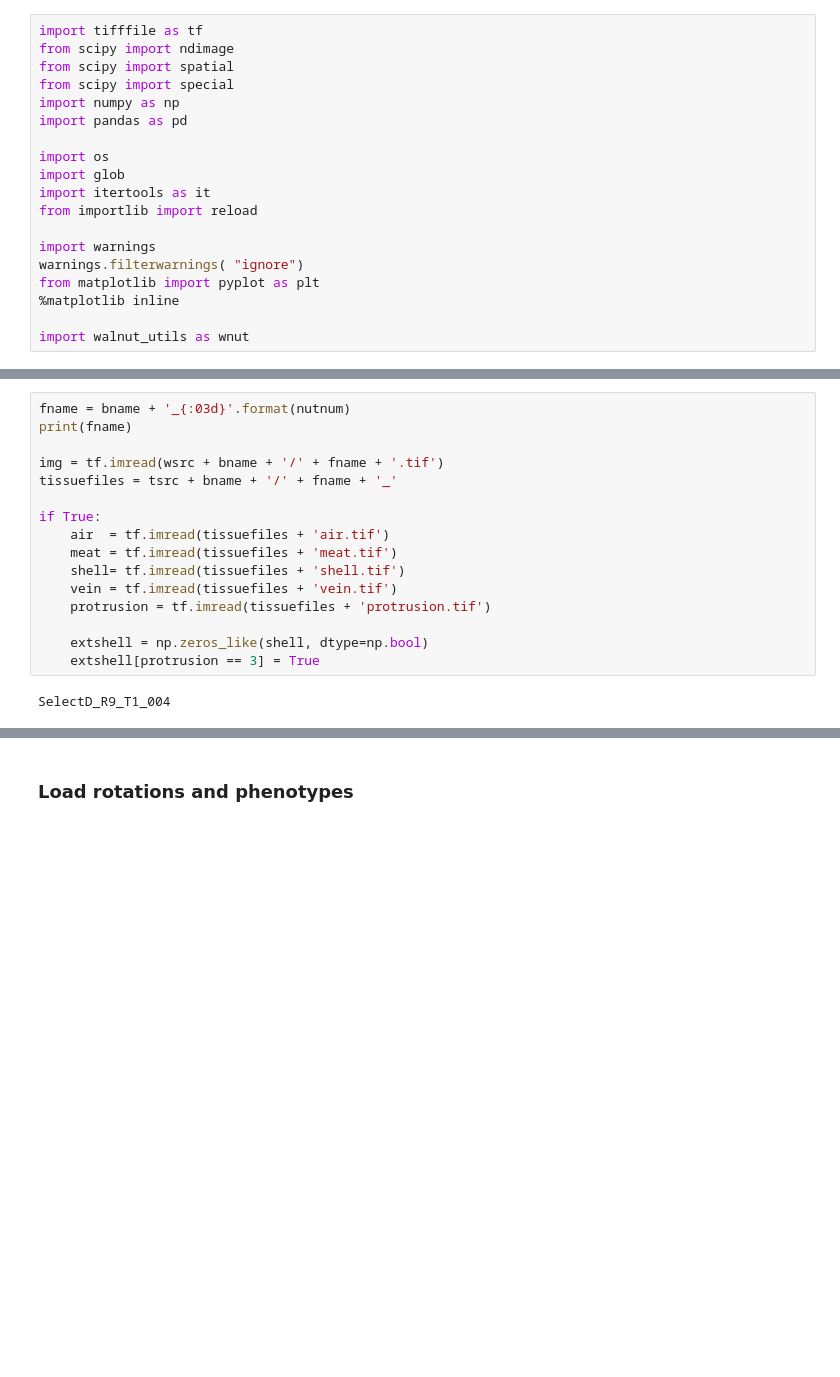
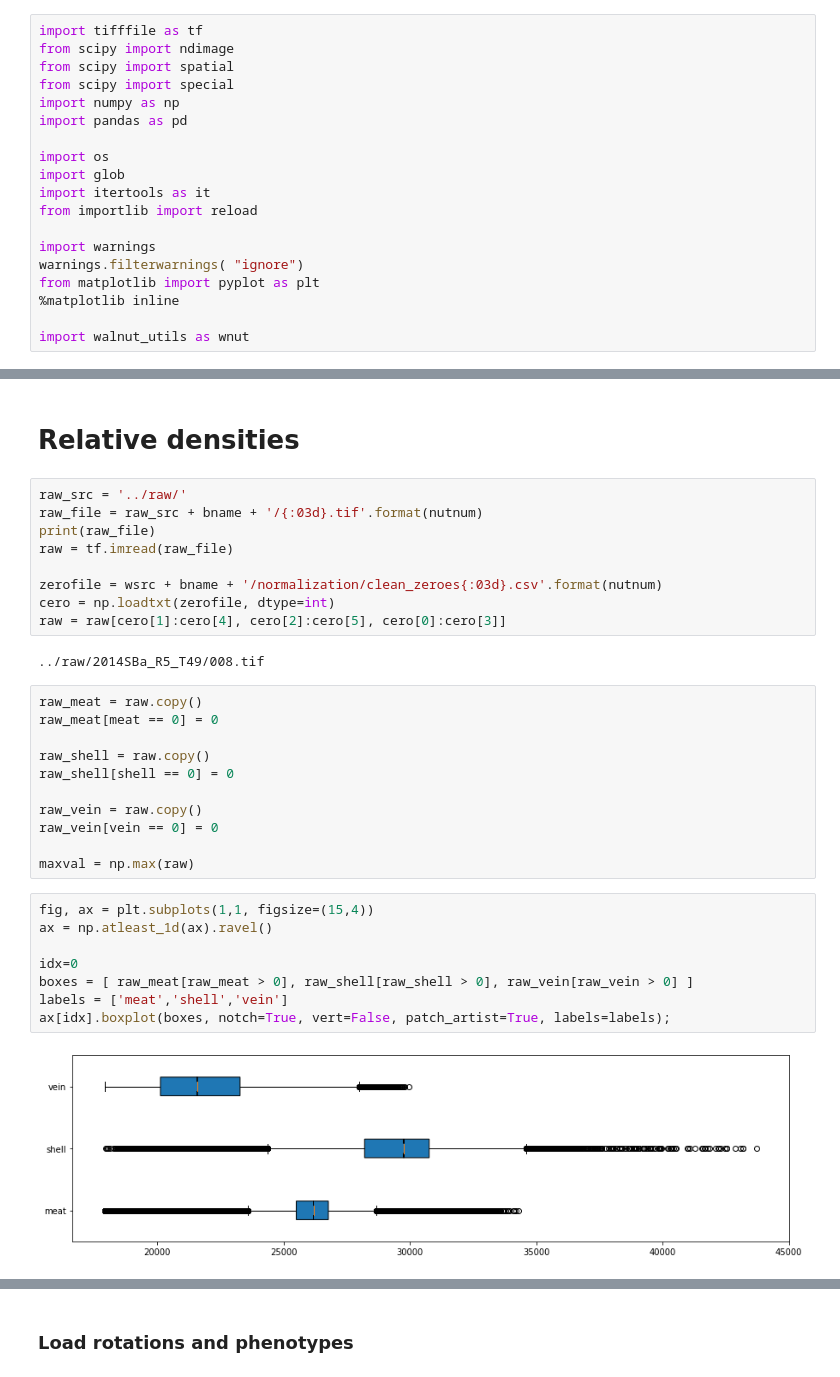
Before and after one commit to amezqui3/walnut_tda, a Jupyter notebook: jupyter/07_traditional_phenotyping.ipynb, the cells around one changed output, grey strips where cells are left out. Saved outputs shown, nothing was run; the diff lists cells and outputs as text; blank space fills up the shorter version.

```diff
--- a/jupyter/07_traditional_phenotyping.ipynb
+++ b/jupyter/07_traditional_phenotyping.ipynb
@@ -50,18 +65,34 @@ SelectD_R9_T1_004
-# %%
-fname = bname + '_{:03d}'.format(nutnum)
-print(fname)
-
-img = tf.imread(wsrc + bname + '/' + fname + '.tif')
-tissuefiles = tsrc + bname + '/' + fname + '_'
-
-if True:
-    air  = tf.imread(tissuefiles + 'air.tif')
-    meat = tf.imread(tissuefiles + 'meat.tif')
-    shell= tf.imread(tissuefiles + 'shell.tif')
-    vein = tf.imread(tissuefiles + 'vein.tif')
-    protrusion = tf.imread(tissuefiles + 'protrusion.tif')
-
-    extshell = np.zeros_like(shell, dtype=np.bool)
-    extshell[protrusion == 3] = True
-# %% [output]
-SelectD_R9_T1_004
+# %% [markdown]
+# Relative densities
+# %%
+raw_src = '../raw/'
+raw_file = raw_src + bname + '/{:03d}.tif'.format(nutnum)
+print(raw_file)
+raw = tf.imread(raw_file)
+
+zerofile = wsrc + bname + '/normalization/clean_zeroes{:03d}.csv'.format(nutnum)
+cero = np.loadtxt(zerofile, dtype=int)
+raw = raw[cero[1]:cero[4], cero[2]:cero[5], cero[0]:cero[3]]
+# %% [output]
+../raw/2014SBa_R5_T49/008.tif
+# %%
+raw_meat = raw.copy()
+raw_meat[meat == 0] = 0
+
+raw_shell = raw.copy()
+raw_shell[shell == 0] = 0
+
+raw_vein = raw.copy()
+raw_vein[vein == 0] = 0
+
+maxval = np.max(raw)
+# %%
+fig, ax = plt.subplots(1,1, figsize=(15,4))
+ax = np.atleast_1d(ax).ravel()
+
+idx=0
+boxes = [ raw_meat[raw_meat > 0], raw_shell[raw_shell > 0], raw_vein[raw_vein > 0] ]
+labels = ['meat','shell','vein']
+ax[idx].boxplot(boxes, notch=True, vert=False, patch_artist=True, labels=labels);
+# %% [output]
+[figure, added]
```
Also changed, not shown: parts of 26 cells of this notebook, 4 other files.
